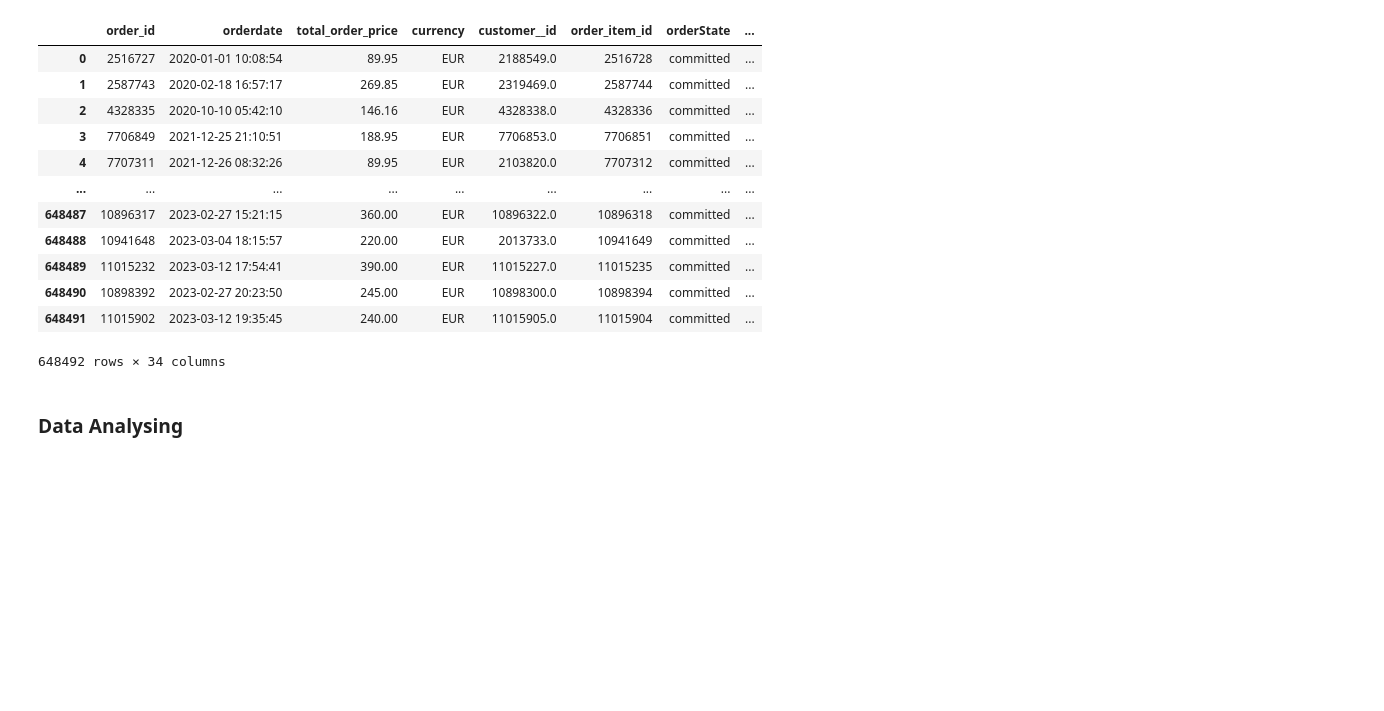
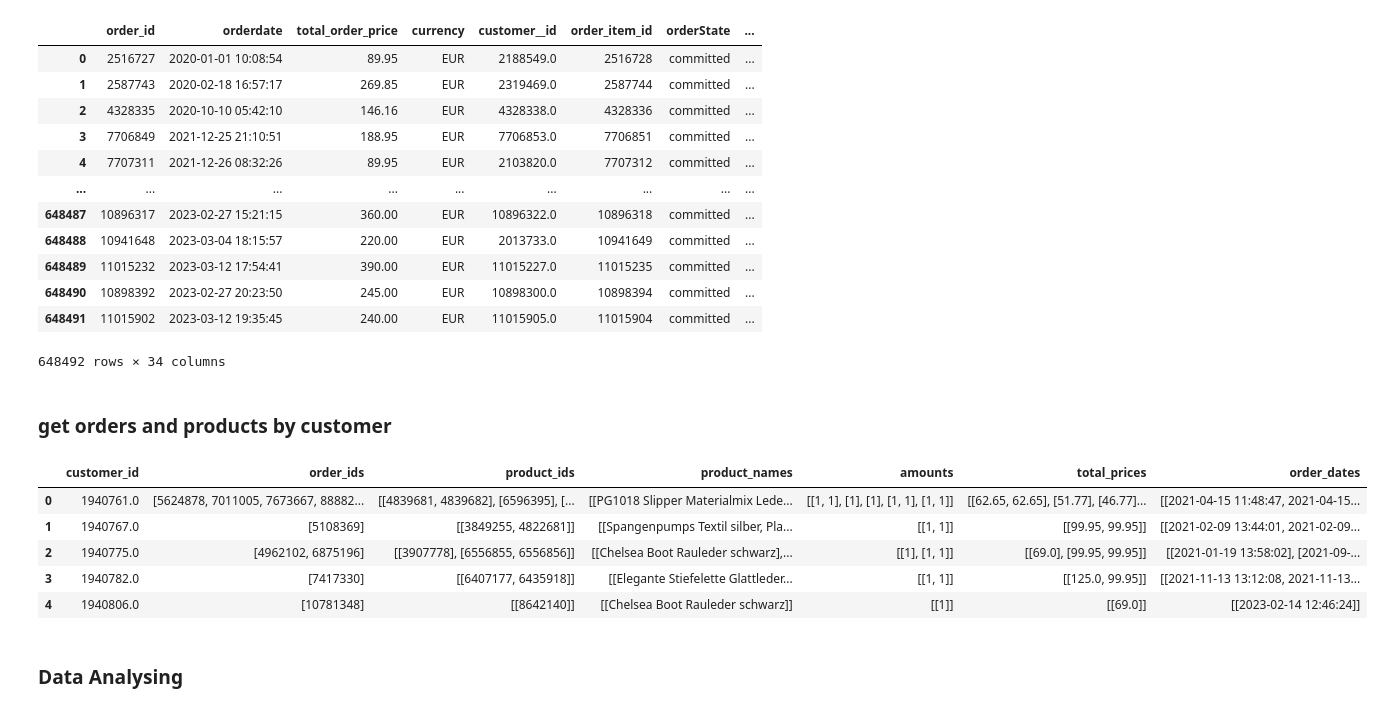
Before and after one commit to tomhuber96/master-thesis-practical-part, a Jupyter notebook: EDA/gabor_eda.ipynb, the cells around one changed output. Saved outputs shown, nothing was run; the diff lists cells and outputs as text; code cells hidden in the pictures; blank space fills up the shorter version.

Commit message:
feat(eda): gabor new datatable orders_and_products_by_customer

```diff
--- a/EDA/gabor_eda.ipynb
+++ b/EDA/gabor_eda.ipynb
@@ -702,6 +702,43 @@ Index(['PT', 'SK', 'VN', 'CN', 'IN', 'DE'], dtype='object')
 | 648490 | 10898392 | 2023-02-27 20:23:50 | 245.00 | EUR | 10898300.0 | 10898394 | committed | ... |
 | 648491 | 11015902 | 2023-03-12 19:35:45 | 240.00 | EUR | 11015905.0 | 11015904 | committed | ... |
 648492 rows × 34 columns
+# %% [markdown]
+### get orders and products by customer
+# %%
+# group by customer id and order
+grouped_orders_by_customer = merged_df.groupby(['customer__id', 'order_id']).agg({
+    'product__id': lambda x: list(x),
+    'productName': lambda x: list(x),
+    'amount': lambda x: list(x),
+    'totalPrice': lambda x: list(x),
+    'orderdate': lambda x: list(x)
+}).reset_index()
+
+# rename the columns
+grouped_orders_by_customer.columns = ['customer_id', 'order_ids', 'product_ids', 'product_names', 'amounts', 'total_prices', 'order_dates']
+
+# group again only by customer id
+grouped_orders_by_customer = grouped_orders_by_customer.groupby('customer_id').agg({
+    'order_ids': list,
+    'product_ids': list,
+    'product_names': list,
+    'amounts': list,
+    'total_prices': list,
+    'order_dates': list
+})
+
+# Reset the index to make customer_id a regular column
+grouped_orders_by_customer = grouped_orders_by_customer.reset_index()
+
+# Print the result
+grouped_orders_by_customer.head()
+# %% [output]
+|  | customer_id | order_ids | product_ids | product_names | amounts | total_prices | order_dates |
+| 0 | 1940761.0 | [5624878, 7011005, 7673667, 88882... | [[4839681, 4839682], [6596395], [... | [[PG1018 Slipper Materialmix Lede... | [[1, 1], [1], [1], [1, 1], [1, 1]] | [[62.65, 62.65], [51.77], [46.77]... | [[2021-04-15 11:48:47, 2021-04-15... |
+| 1 | 1940767.0 | [5108369] | [[3849255, 4822681]] | [[Spangenpumps Textil silber, Pla... | [[1, 1]] | [[99.95, 99.95]] | [[2021-02-09 13:44:01, 2021-02-09... |
+| 2 | 1940775.0 | [4962102, 6875196] | [[3907778], [6556855, 6556856]] | [[Chelsea Boot Rauleder schwarz],... | [[1], [1, 1]] | [[69.0], [99.95, 99.95]] | [[2021-01-19 13:58:02], [2021-09-... |
+| 3 | 1940782.0 | [7417330] | [[6407177, 6435918]] | [[Elegante Stiefelette Glattleder... | [[1, 1]] | [[125.0, 99.95]] | [[2021-11-13 13:12:08, 2021-11-13... |
+| 4 | 1940806.0 | [10781348] | [[8642140]] | [[Chelsea Boot Rauleder schwarz]] | [[1]] | [[69.0]] | [[2023-02-14 12:46:24]] |
 # %% [markdown]
 ### Data Analysing
 # %%
```
Also changed, not shown: parts of 5 cells of this notebook, 1 other file.
